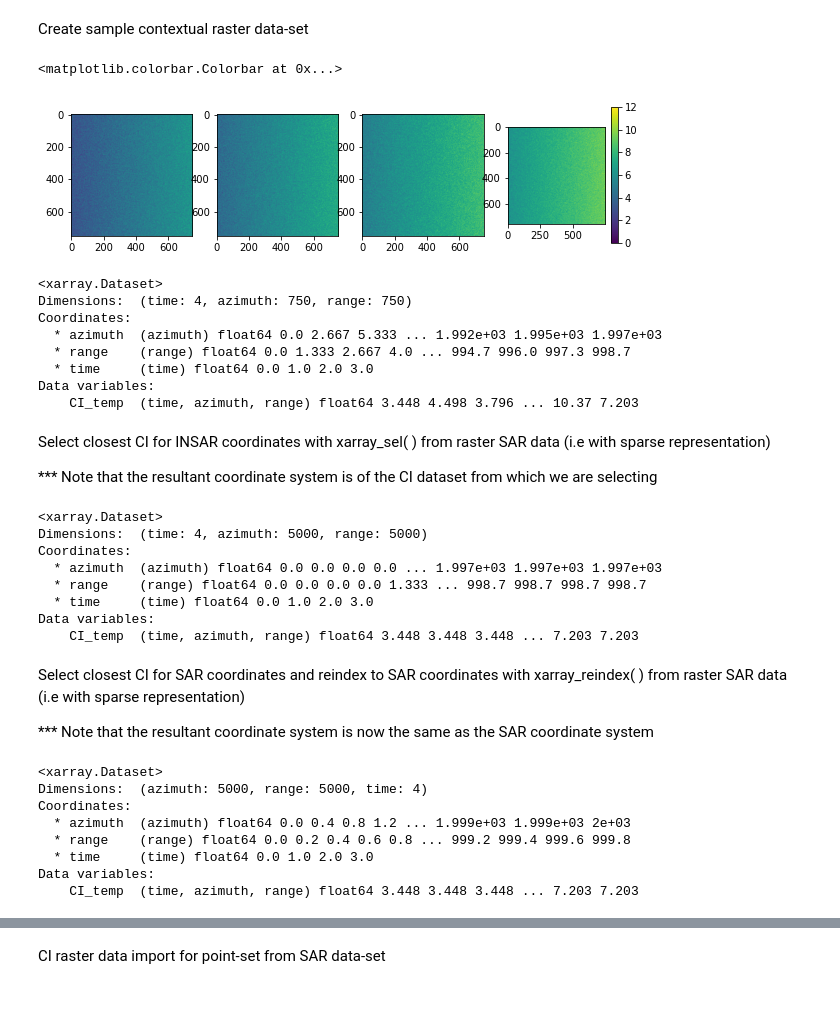
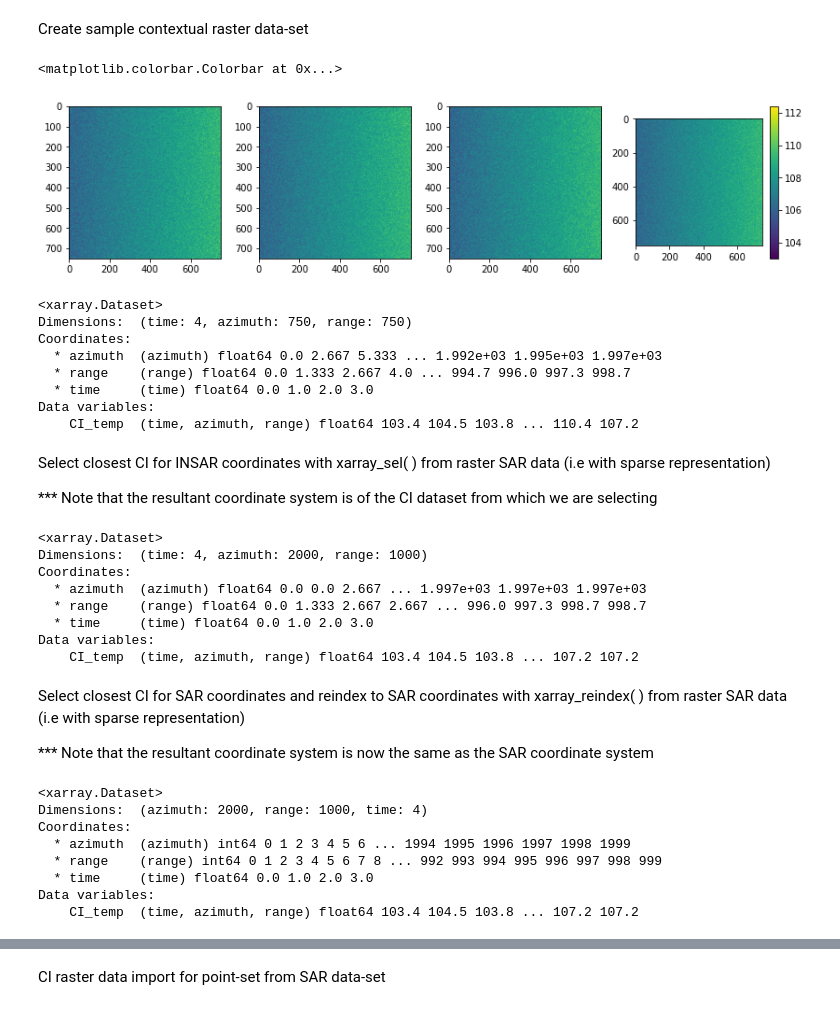
Before and after one commit to MotionbyLearning/example_scripts, a Jupyter notebook: Import_CI_from_raster_example.ipynb, the cells around one changed output, grey strips where cells are left out. Drawn from its saved outputs; the diff is of its cells as text; code cells hidden in the pictures.

```diff
--- a/Import_CI_from_raster_example.ipynb
+++ b/Import_CI_from_raster_example.ipynb
@@ -72,16 +75,16 @@ np.random.seed(0)
 noise = np.random.rand(n_time_ci,n_azimuth_ci,n_range_ci)*2*np.pi
 
 # obs
-obs_ci = signal + noise
+obs_ci = signal + noise + 100
 # %%
 fig, ax = plt.subplots(1,n_time_ci)
-fig.set_size_inches(10,2.5)
+fig.set_size_inches(14,3)
 for i in range(n_time_ci):
-    im = ax[i].imshow(obs_ci[i], vmin=0, vmax=12)
+    im = ax[i].imshow(obs_ci[i])
 plt.colorbar(im)
 # %% [output]
 <matplotlib.colorbar.Colorbar at 0x...>
-[figure, old version]
+[figure, new version]
 # %%
 ds_ci = xr.Dataset(
     data_vars=dict(
@@ -102,7 +105,7 @@ Coordinates:
   * range    (range) float64 0.0 1.333 2.667 4.0 ... 994.7 996.0 997.3 998.7
   * time     (time) float64 0.0 1.0 2.0 3.0
 Data variables:
-    CI_temp  (time, azimuth, range) float64 3.448 4.498 3.796 ... 10.37 7.203
+    CI_temp  (time, azimuth, range) float64 103.4 104.5 103.8 ... 110.4 107.2
 # %% [markdown]
 Select closest CI for INSAR coordinates with xarray_sel( ) from raster SAR data (i.e with sparse representation)
 
@@ -112,13 +115,13 @@ ds_ci_sel = ds_ci.sel(azimuth = ds['azimuth'], range = ds['range'], method = 'ne
 ds_ci_sel
 # %% [output]
 <xarray.Dataset>
-Dimensions:  (time: 4, azimuth: 5000, range: 5000)
+Dimensions:  (time: 4, azimuth: 2000, range: 1000)
 Coordinates:
-  * azimuth  (azimuth) float64 0.0 0.0 0.0 0.0 ... 1.997e+03 1.997e+03 1.997e+03
-  * range    (range) float64 0.0 0.0 0.0 0.0 1.333 ... 998.7 998.7 998.7 998.7
+  * azimuth  (azimuth) float64 0.0 0.0 2.667 ... 1.997e+03 1.997e+03 1.997e+03
+  * range    (range) float64 0.0 1.333 2.667 2.667 ... 996.0 997.3 998.7 998.7
   * time     (time) float64 0.0 1.0 2.0 3.0
 Data variables:
-    CI_temp  (time, azimuth, range) float64 3.448 3.448 3.448 ... 7.203 7.203
+    CI_temp  (time, azimuth, range) float64 103.4 104.5 103.8 ... 107.2 107.2
 # %% [markdown]
 Select closest CI for SAR coordinates and reindex to SAR coordinates with xarray_reindex( ) from raster SAR data (i.e with sparse representation)
 
@@ -128,10 +131,10 @@ ds_ci_reind = ds_ci.reindex(azimuth = ds['azimuth'], range = ds['range'], method
 ds_ci_reind
 # %% [output]
 <xarray.Dataset>
-Dimensions:  (azimuth: 5000, range: 5000, time: 4)
+Dimensions:  (azimuth: 2000, range: 1000, time: 4)
 Coordinates:
-  * azimuth  (azimuth) float64 0.0 0.4 0.8 1.2 ... 1.999e+03 1.999e+03 2e+03
-  * range    (range) float64 0.0 0.2 0.4 0.6 0.8 ... 999.2 999.4 999.6 999.8
+  * azimuth  (azimuth) int64 0 1 2 3 4 5 6 ... 1994 1995 1996 1997 1998 1999
+  * range    (range) int64 0 1 2 3 4 5 6 7 8 ... 992 993 994 995 996 997 998 999
   * time     (time) float64 0.0 1.0 2.0 3.0
 Data variables:
-    CI_temp  (time, azimuth, range) float64 3.448 3.448 3.448 ... 7.203 7.203
+    CI_temp  (time, azimuth, range) float64 103.4 104.5 103.8 ... 107.2 107.2
```
Also changed, not shown: parts of 13 cells of this notebook.
